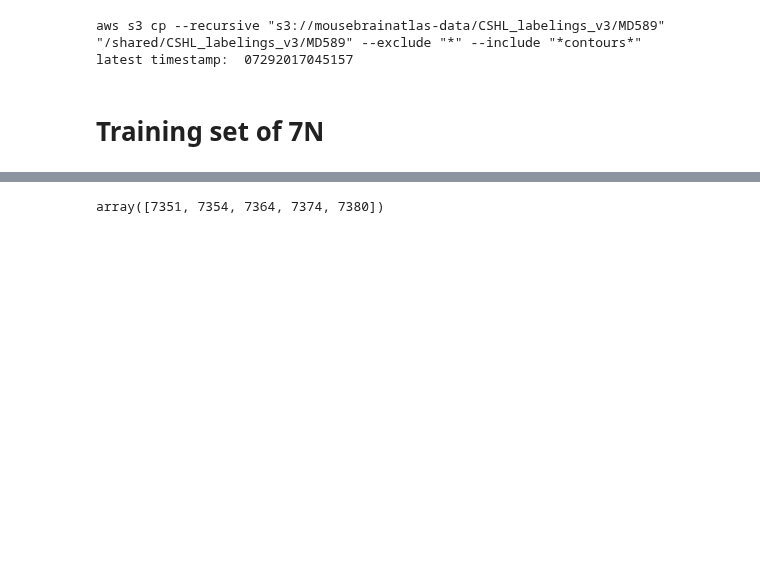
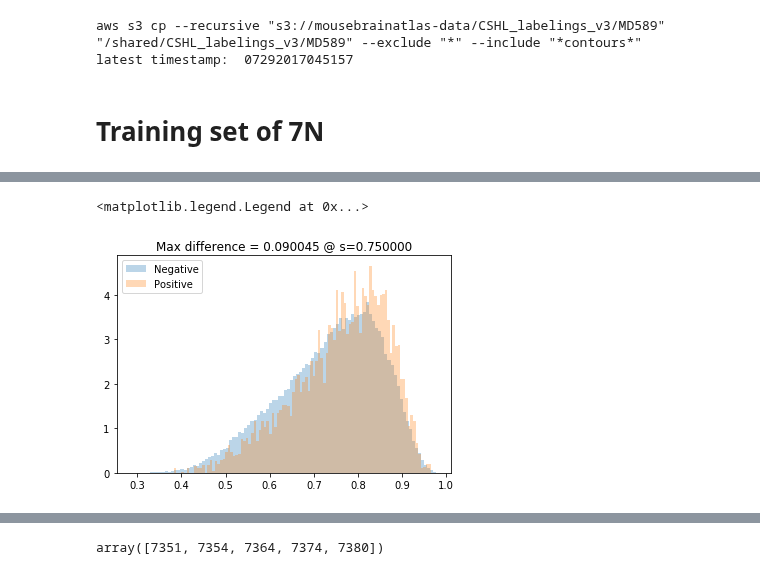
Before and after one commit to xiangjiph/MouseBrainAtlas, a Jupyter notebook: XJ/Blob_detection_v3.3(Analyze whole brain-stem data).ipynb, the cells around one changed output, grey strips where cells are left out. Cells and saved outputs as stored; diff of their text form; code cells hidden in the pictures; blank space fills up the shorter version.

```diff
--- a/XJ/Blob_detection_v3.3(Analyze whole brain-stem data).ipynb
+++ b/XJ/Blob_detection_v3.3(Analyze whole brain-stem data).ipynb
@@ -131,0 +259,3 @@ len(typical_blob_props[152]['area'])
+# %%
+data_weight = np.array(data_weight)
+data_maxSimDiff = np.array(data_maxSimDiff)
@@ -131,0 +278,19 @@ len(typical_blob_props[152]['area'])
+# %%
+tempBinNum = 100
+tempNormed = True
+tempCumulated = False
+
+# weight = np.array([[20,15,50]], dtype=np.float).T
+# weight = weight / np.sum(weight)
+weight = tempGoodResult[0,:]
+positive_weighted_similarity = np.dot(positive_training_data, weight)
+negative_weighted_similarity = np.dot(negative_training_data, weight)
+threshold_s, maxSimDiff = fun_max_similarity(positive_weighted_similarity, negative_weighted_similarity, plotFig=False)
+plt.figure()
+plt.hist(negative_weighted_similarity,bins=tempBinNum,normed=tempNormed, alpha=0.3,cumulative=tempCumulated, label='Negative');
+plt.hist(positive_weighted_similarity,bins=tempBinNum,normed=tempNormed,alpha=0.3,cumulative=tempCumulated, label='Positive');
+plt.title('Max difference = %f @ s=%f'%(maxSimDiff, threshold_s))
+plt.legend()
+# %% [output]
+<matplotlib.legend.Legend at 0x...>
+[figure, added]
```
Also changed, not shown: parts of 31 cells of this notebook, 3 other files.
